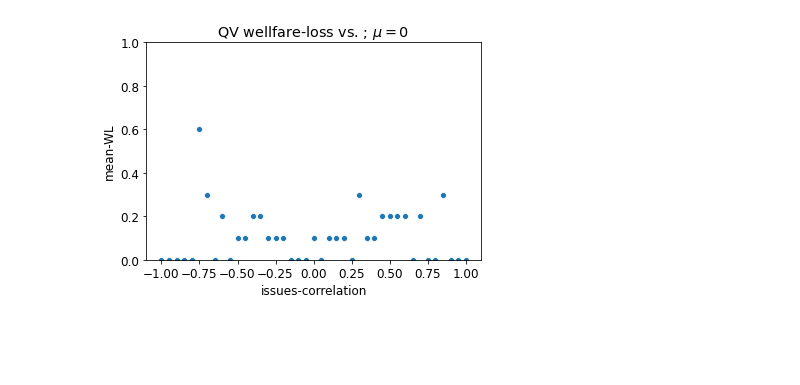
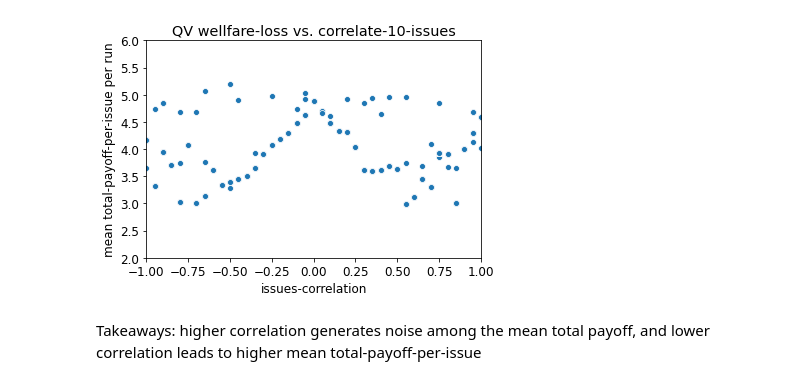
Before and after one commit to jzkelter/QV, a Jupyter notebook: data-analysis/analysis-future-work/mQV correlate n issues.ipynb, the cells around one changed output. Cells and saved outputs as stored; diff of their text form; code cells hidden in the pictures; blank space fills up the shorter version.

```diff
--- a/data-analysis/analysis-future-work/mQV correlate n issues.ipynb
+++ b/data-analysis/analysis-future-work/mQV correlate n issues.ipynb
@@ -15,9 +15,7 @@ def WL_per_issue(payoffs):
     return (payoffs < 0) * 1
 # %%
 df = pd.read_csv('multi-QV-with-Polling correlate-n-issues-table.csv')
-df['total-payoff-per-issue'] = df['total-payoff-per-issue'].apply(to_array)
-df['mean-payoff'] = df['total-payoff-per-issue'].apply(np.mean)
-df['WL-per-issue'] = df['total-payoff-per-issue'].apply(WL_per_issue)
+df['WL-per-issue'] = df['mean total-payoff-per-issue per run'].apply(WL_per_issue)
 df['mean-WL'] = df['WL-per-issue'].apply(np.mean)
 display(df)
 # %% [output]
@@ -37,10 +35,13 @@ display(df)
 # %%
 adf = df[df['correlate-n-issues'] == 10]
 ax = sns.scatterplot(x="issues-correlation",
-                     y="mean-WL",
+                     y="mean total-payoff-per-issue per run",
                      data = adf)
-ax.set(ylim= (0, 1))
-plt.title("QV wellfare-loss vs. issues-correlation-)
+ax.set(ylim= (2, 6))
+ax.set(xlim=(-1,1))
+plt.title("QV wellfare-loss vs. correlate-10-issues")
 plt.show()
 # %% [output]
-[figure, old version]
+[figure, new version]
+# %% [markdown]
+Takeaways: higher correlation generates noise among the mean total payoff, and lower correlation leads to higher mean total-payoff-per-issue
```
Also changed, not shown: parts of 1 cell of this notebook, 7 other files.
